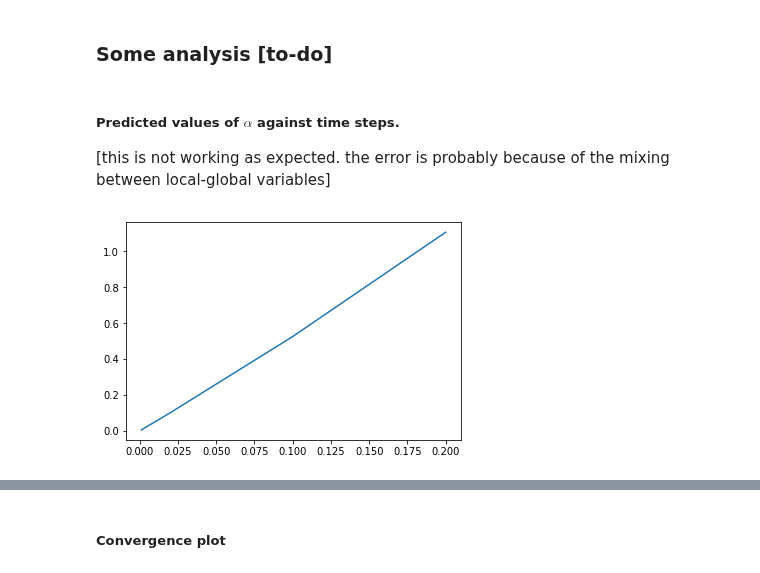
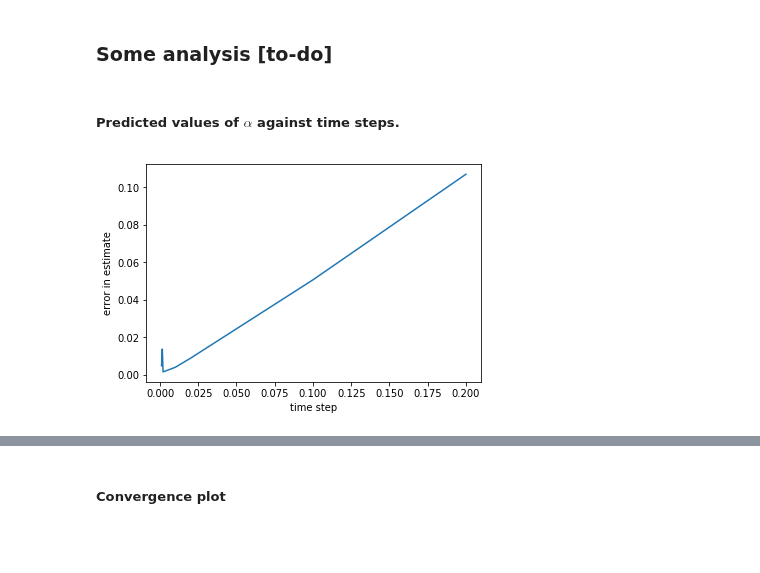
Before and after one commit to ratnania/mlhiphy, a Jupyter notebook: heat_eqn_numerical_gp.ipynb, the cells around one changed output, grey strips where cells are left out. Saved outputs shown, nothing was run; the diff lists cells and outputs as text; code cells hidden in the pictures; blank space fills up the shorter version.

```diff
--- a/heat_eqn_numerical_gp.ipynb
+++ b/heat_eqn_numerical_gp.ipynb
@@ -150,15 +149,15 @@ The slowest run took 5.85 times longer than the fastest. This could mean that an
 # %% [markdown]
 ##### Take minimum over multiple optimisations
 # %%
-def minimize_restarts(x, y_u, y_f, n = 10):
-    nlml_wp = lambda params: nlml(params, x, y_u, y_f, 1e-6)
+def minimize_restarts(x, y_u, y_f, tau, n = 10):
+    nlml_wp = lambda params: nlml(params, x, y_u, y_f, tau, 1e-6)
     all_results = []
     for it in range(0,n):
         all_results.append(minimize(nlml_wp, np.random.rand(2), method="Nelder-Mead"))
     filtered_results = [m for m in all_results if 0 == m.status]
     return min(filtered_results, key = lambda x: x.fun)
 # %%
-a = minimize_restarts(x, yu, yf)
+a = minimize_restarts(x, yu, yf, 0.2)
 # %%
 a
 # %% [output]
@@ -182,22 +181,25 @@ np.exp(a.x[1])
 ### Some analysis [to-do]
 # %% [markdown]
 ##### Predicted values of $\alpha$ against time steps.
-
-[this is not working as expected. the error is probably because of the mixing between local-global variables]
 # %%
-tau_val = np.array([0.2, 0.1, 0.02, 0.01, 0.002, 0.001])
+import time
+np.random.seed(1234)
+tau_val = np.array([0.2, 0.1, 0.02, 0.01, 0.002, 0.0015, 0.001])
 alpha_est = np.zeros(tau_val.size)
 alpha_sim = 1
 # %%
 for i in np.arange(tau_val.size):
     (loop_x, loop_yu, loop_yf) = get_simulated_data(tau_val[i], alpha_sim)
-    a = minimize_restarts(loop_x, loop_yu, loop_yf)
+    a = minimize_restarts(loop_x, loop_yu, loop_yf, tau_val[i])
     alpha_est[i] = np.exp(a.x[1])
-# %%
-plt.plot(tau_val, alpha_est)
-plt.show()
-# %% [output]
-[figure, removed]
+# %%
+f = plt.figure()
+plt.plot(tau_val, np.abs(alpha_est-1))
+plt.xlabel("time step")
+plt.ylabel("error in estimate")
+plt.show()
+# %% [output]
+[figure, added]
 # %%
 alpha_est
 # %% [output]
```
Also changed, not shown: parts of 16 cells of this notebook.
